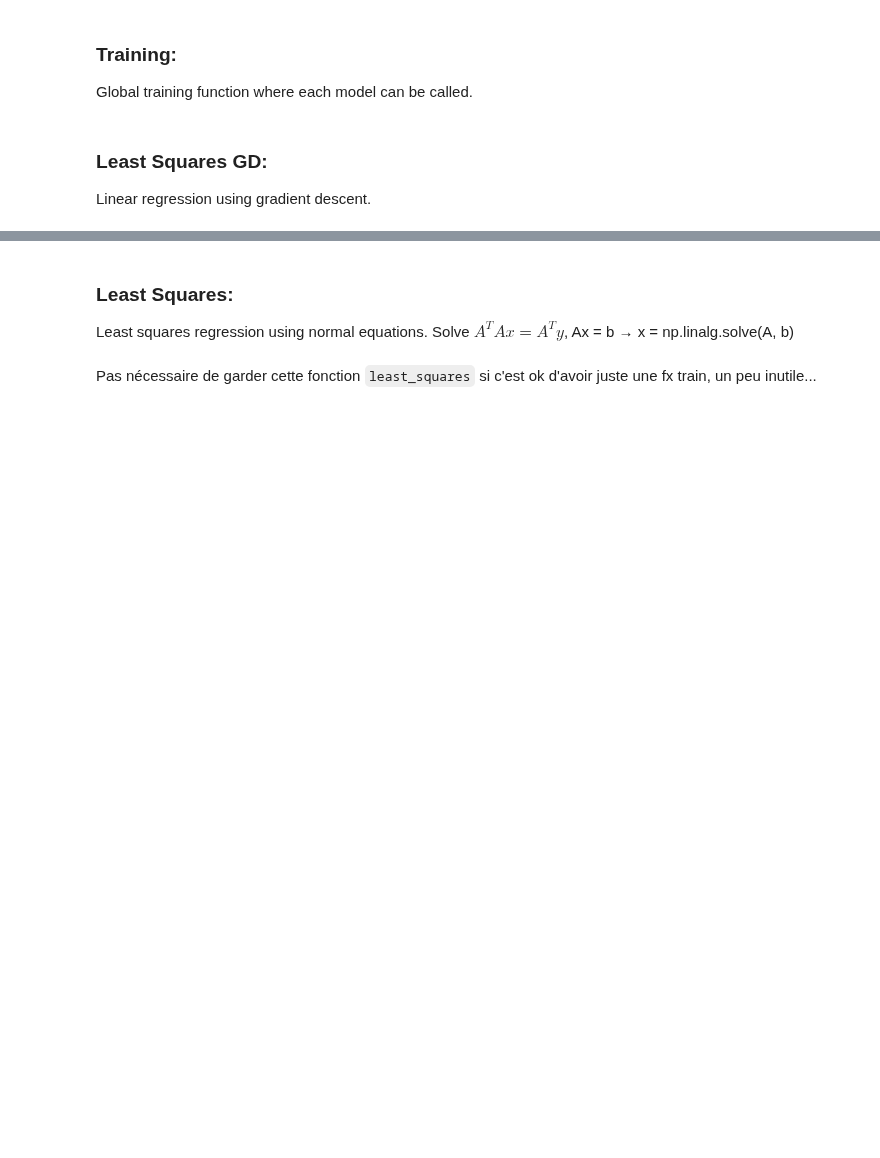
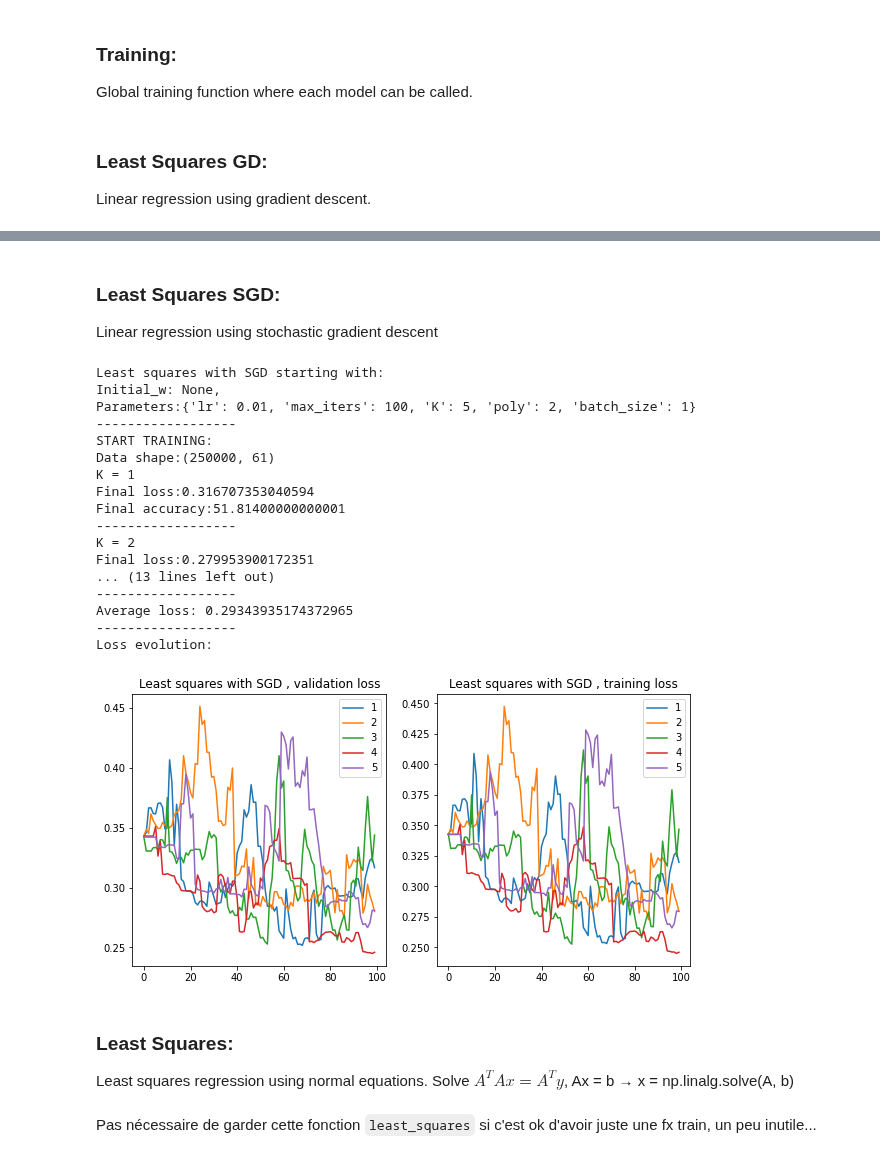
Before and after one commit to Dreyvor/ML_Project_1, a Jupyter notebook: source/project_1.ipynb, the cells around one changed output, grey strips where cells are left out. Saved outputs shown, nothing was run; the diff lists cells and outputs as text; code cells hidden in the pictures; blank space fills up the shorter version.

```diff
--- a/source/project_1.ipynb
+++ b/source/project_1.ipynb
@@ -221,16 +203,11 @@ You should take care of the following:
 Create cross validation method in order to evaluate the loss better.
 # %%
 def build_k_indices(y, k_fold, seed=2):
-    """build_k_indices: build k indices for k-fold
-    @input:
-    - np.array(N,) y: labels
-    - double k_fold: number of k-folds (e.g. 5)
-    - double seed: seed for random generator
-    @output: k indices sets for k-fold
-    """
-    interval = int(y.shape[0] / k_fold)
+    """build k indices for k-fold."""
+    num_row = y.shape[0]
+    interval = int(num_row / k_fold)
     np.random.seed(seed)
-    indices = np.random.permutation(y.shape[0])
+    indices = np.random.permutation(num_row)
     k_indices = [indices[k * interval: (k + 1) * interval]
                  for k in range(k_fold)]
     return np.array(k_indices)
@@ -300,18 +284,3 @@ def poly_feats(tX, degree):
 # %% [markdown]
 ### Training:
 Global training function where each model can be called.
-# %%
-def accuracy(feautres, w, true_y):
-    """
-    accuracy: calculates the accuracy of a prediction
-    @input:
-    - np.array(N,m) features
-    - np.array(m,) weights
-    - np.array(N,) true_y
-    @output: (TP+TN)/Total
-    """
-    y_pred = predict_labels(w, feautres)
-    # encode to 0/1
-    y_pred_enc = (y_pred + 1) / 2
-    P_N = len(y_pred_enc[np.where(np.subtract(y_pred_enc, true_y) == 0)])
-    return (P_N / len(true_y)) * 100
@@ -612,3 +529,6 @@ def update_weights_LS_SGD(tX, y, w, parameters):
+# %% [markdown]
+### Least Squares SGD:
+Linear regression using stochastic gradient descent
 # %%
 def update_weights_LS_SGD(tX, y, w, parameters):
     """
@@ -676,17 +574,30 @@ def least_squares_SGD(tX,
 # %%
 # Test of LS-SGD:
 with open('parameters/default_parameters.json') as json_file:
     default_parameters = json.load(json_file)
-
-"""
 best_w, avg_loss = least_squares_SGD(tX=tX,
                                      y=y,
-                                     initial_w=np.zeros(tX.shape[1] * 2 + 1),
-                                     parameters=default_parameters)"""
-best_w, avg_loss = least_squares_SGD(tX=tX,
-                                     y=y,
-                                     initial_w=np.zeros(tX.shape[1] * 2 + 1),
-                                     gamma = 0.01, max_iters = 200)
+                                     initial_w=None,
+                                     parameters=default_parameters)
+# %% [output]
+Least squares with SGD starting with:
+Initial_w: None,
+Parameters:{'lr': 0.01, 'max_iters': 100, 'K': 5, 'poly': 2, 'batch_size': 1}
+------------------
+START TRAINING:
+Data shape:(250000, 61)
+K = 1
+Final loss:0.316707353040594
+Final accuracy:51.81400000000001
+------------------
+K = 2
+Final loss:0.279953900172351
+... (13 lines left out)
+------------------
+Average loss: 0.29343935174372965
+------------------
+Loss evolution:
+[figure, added]
 # %% [markdown]
 ### Least Squares:
 Least squares regression using normal equations. Solve $A^TAx = A^Ty$, Ax = b → x = np.linalg.solve(A, b)
```
Also changed, not shown: parts of 51 cells of this notebook, 6 other files.
